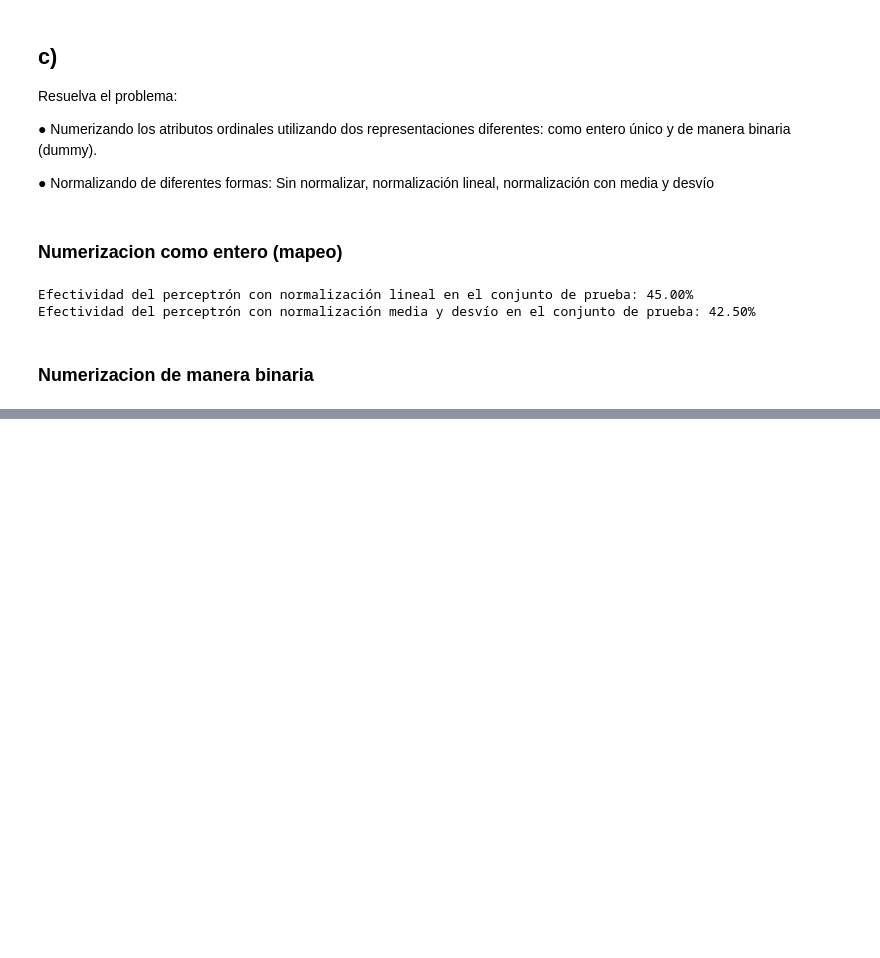
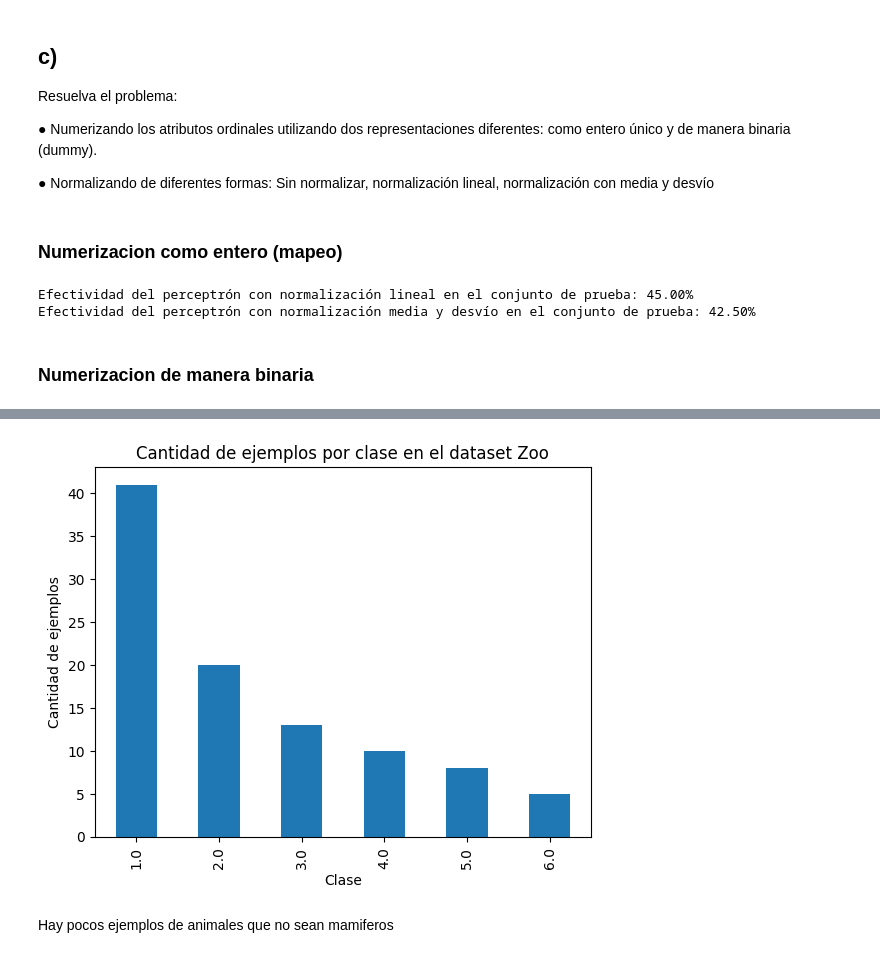
Before and after one commit to ManuSavenia/DeepLearning, a Jupyter notebook: Practica2/parte2/Practica2.ipynb, the cells around one changed output, grey strips where cells are left out. Saved outputs shown, nothing was run; the diff lists cells and outputs as text; code cells hidden in the pictures; blank space fills up the shorter version.

```diff
--- a/Practica2/parte2/Practica2.ipynb
+++ b/Practica2/parte2/Practica2.ipynb
@@ -496,0 +571,4 @@ ValueError: shapes (40,10) and (7,) not aligned: 10 (dim 1) != 7 (dim 0)
+# %%
+data_zoo = pd.read_csv(DATOS_DIR + "zoo.csv", sep=",", encoding="latin1")
+data_zoo.dtypes
+print(data_zoo.columns.tolist())
@@ -496,0 +581,20 @@ ValueError: shapes (40,10) and (7,) not aligned: 10 (dim 1) != 7 (dim 0)
+# %%
+mapeo = {"Clase" : {"Mamifero": 1, "Ave": 2, "Reptil": 6, "Pez": 3, "Insecto": 5, "Invertebrado": 4}}
+data_zoo.replace(mapeo, inplace=True)
+
+#Grafico de barras con la cantidad de ejemplos por cada valor del atributo clase
+# Asegura que todos los valores sean enteros
+data_zoo['Clase'] = pd.to_numeric(data_zoo['Clase'], errors='coerce')
+
+# Grafico de barras con la cantidad de ejemplos por cada valor del atributo clase
+barra = data_zoo['Clase'].value_counts().sort_index()
+barra.plot(kind='bar')
+
+plt.xlabel('Clase')
+plt.ylabel('Cantidad de ejemplos')
+plt.title('Cantidad de ejemplos por clase en el dataset Zoo')
+plt.show()
+# %% [output]
+[figure, added]
+# %% [markdown]
+Hay pocos ejemplos de animales que no sean mamiferos
```
Also changed, not shown: parts of 23 cells of this notebook, 5 other files.
